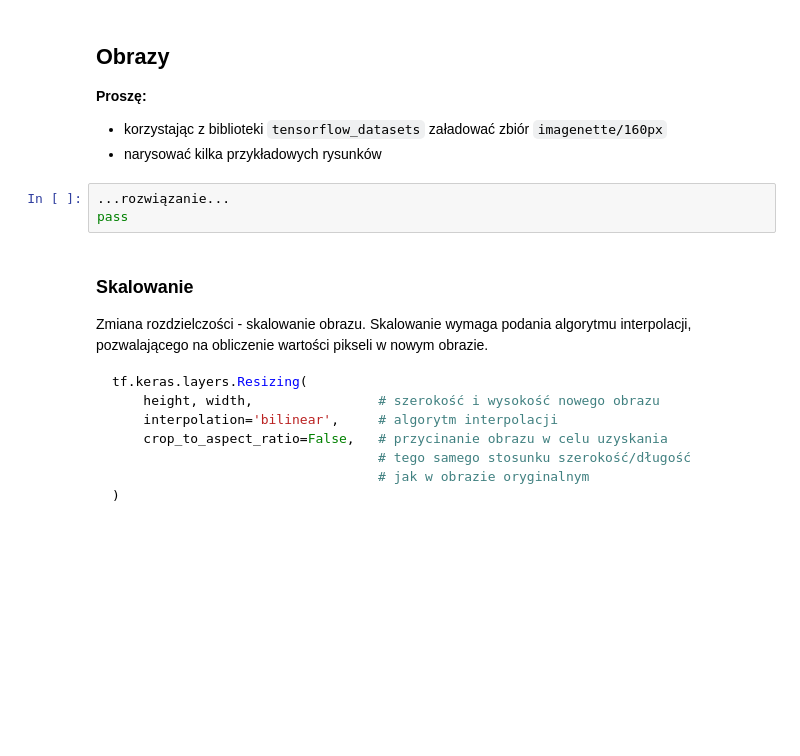
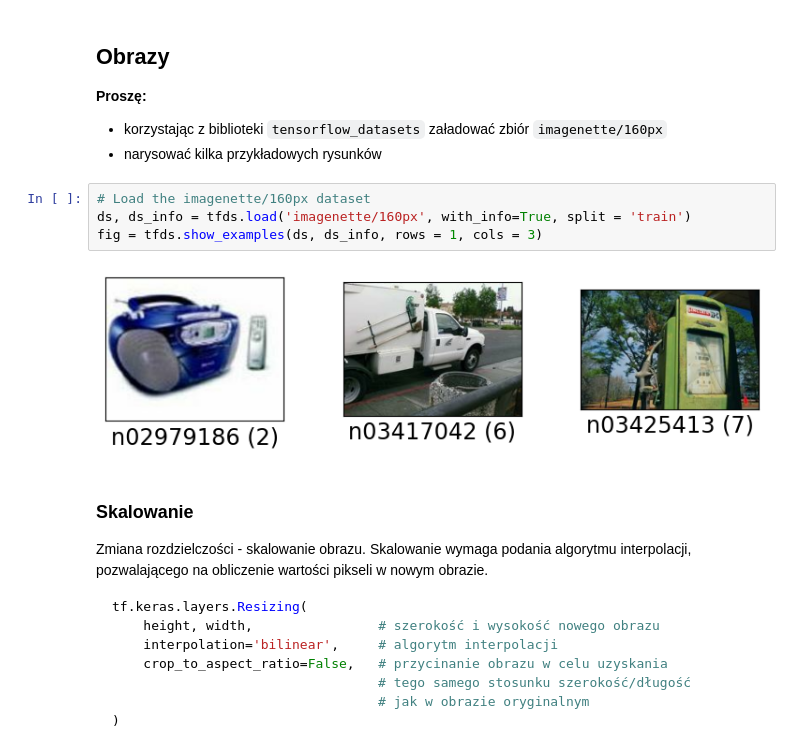
Before and after one commit to bkasza/MLII, a Jupyter notebook: 09/09_Preprocessing.ipynb, the cells around one changed output. Cells and saved outputs as stored; diff of their text form; blank space fills up the shorter version.

```diff
--- a/09/09_Preprocessing.ipynb
+++ b/09/09_Preprocessing.ipynb
@@ -175,9 +171,12 @@ pass
 
 * korzystając z biblioteki `tensorflow_datasets` załadować zbiór `imagenette/160px`
 * narysować kilka przykładowych rysunków
-# %%
-...rozwiązanie...
-pass
+# %%
+# Load the imagenette/160px dataset
+ds, ds_info = tfds.load('imagenette/160px', with_info=True, split = 'train')
+fig = tfds.show_examples(ds, ds_info, rows = 1, cols = 3)
+# %% [output]
+[figure, added]
 # %% [markdown]
 
 ### Skalowanie
```
Also changed, not shown: parts of 24 cells of this notebook.
